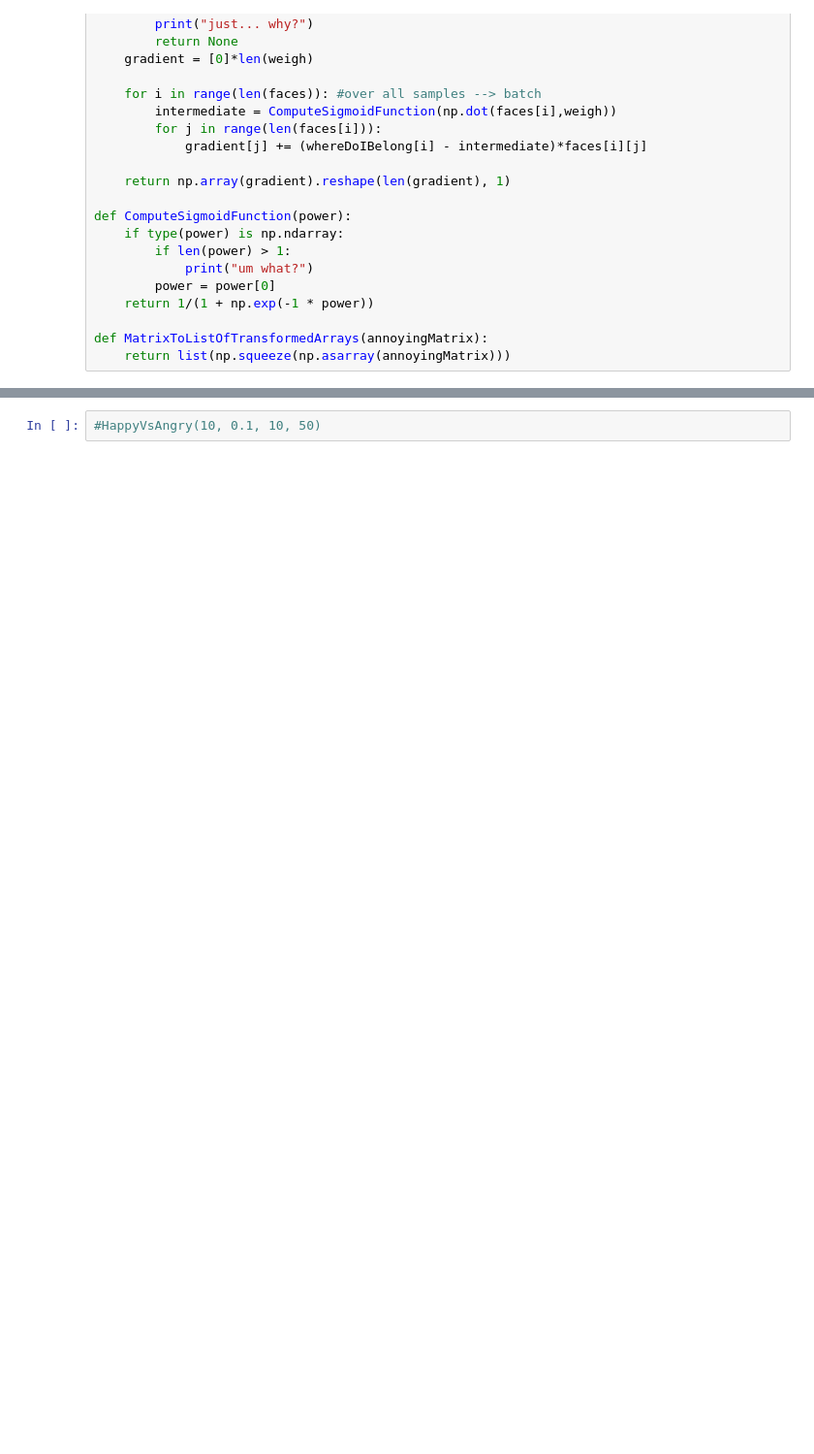
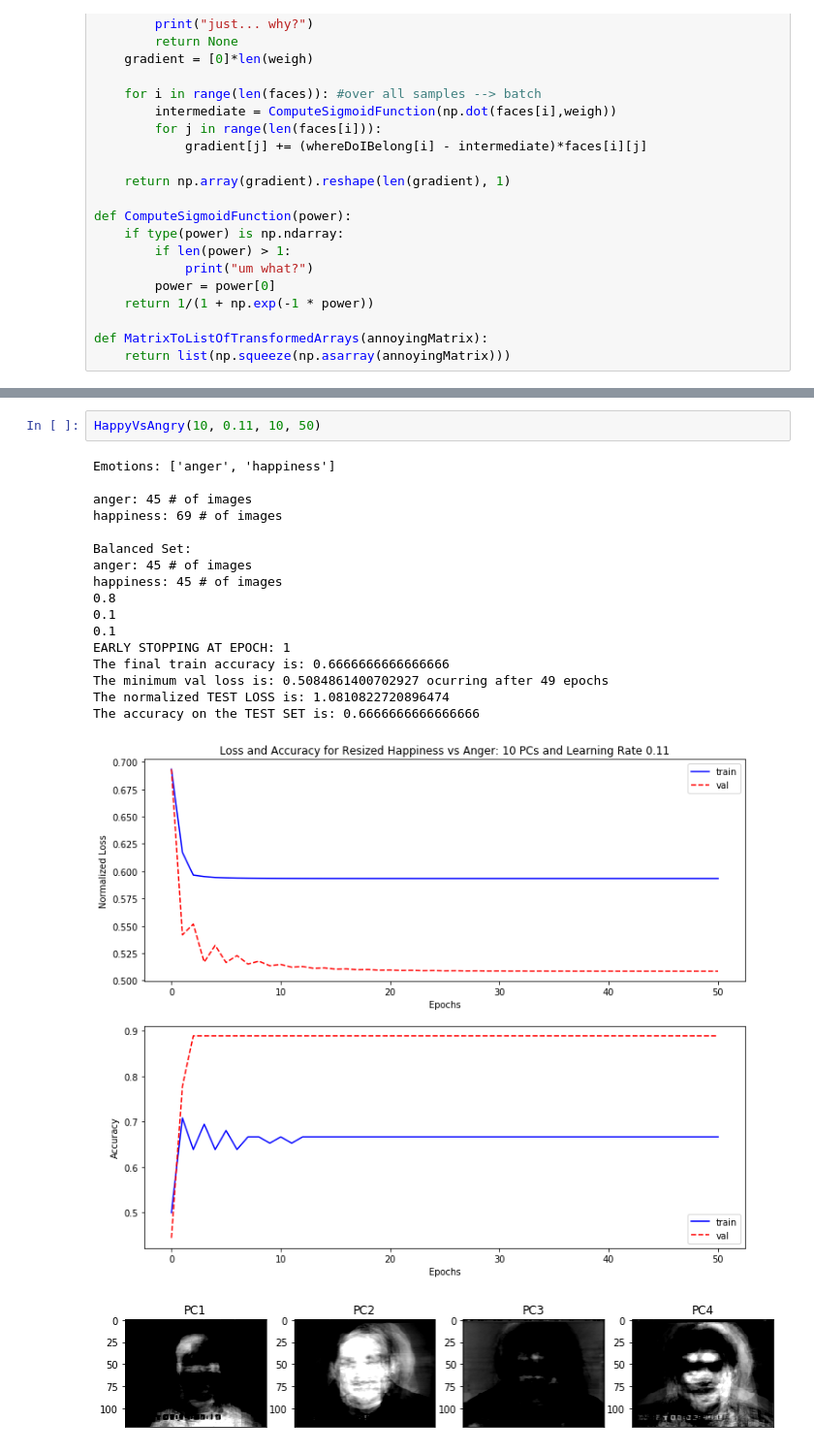
Before and after one commit to adamklie/CSE253_PA1, a Jupyter notebook: PA 1 Log Reg .ipynb, the cells around one changed output, grey strips where cells are left out. Shown at 97% size. Saved outputs shown, nothing was run; the diff lists cells and outputs as text; blank space fills up the shorter version.

```diff
--- a/PA 1 Log Reg .ipynb
+++ b/PA 1 Log Reg .ipynb
@@ -424,2 +443,21 @@ The accuracy on the TEST SET is: 0.6666666666666666
 # %%
-#HappyVsAngry(10, 0.1, 10, 50)
+HappyVsAngry(10, 0.11, 10, 50)
+# %% [output]
+Emotions: ['anger', 'happiness']
+
+anger: 45 # of images
+happiness: 69 # of images
+
+Balanced Set:
+anger: 45 # of images
+happiness: 45 # of images
+0.8
+0.1
+0.1
+EARLY STOPPING AT EPOCH: 1
+The final train accuracy is: 0.6666666666666666
+The minimum val loss is: 0.5084861400702927 ocurring after 49 epochs
+The normalized TEST LOSS is: 1.0810822720896474
+The accuracy on the TEST SET is: 0.6666666666666666
+[figure, added]
+[figure, added]
```
Also changed, not shown: parts of 15 cells of this notebook.
